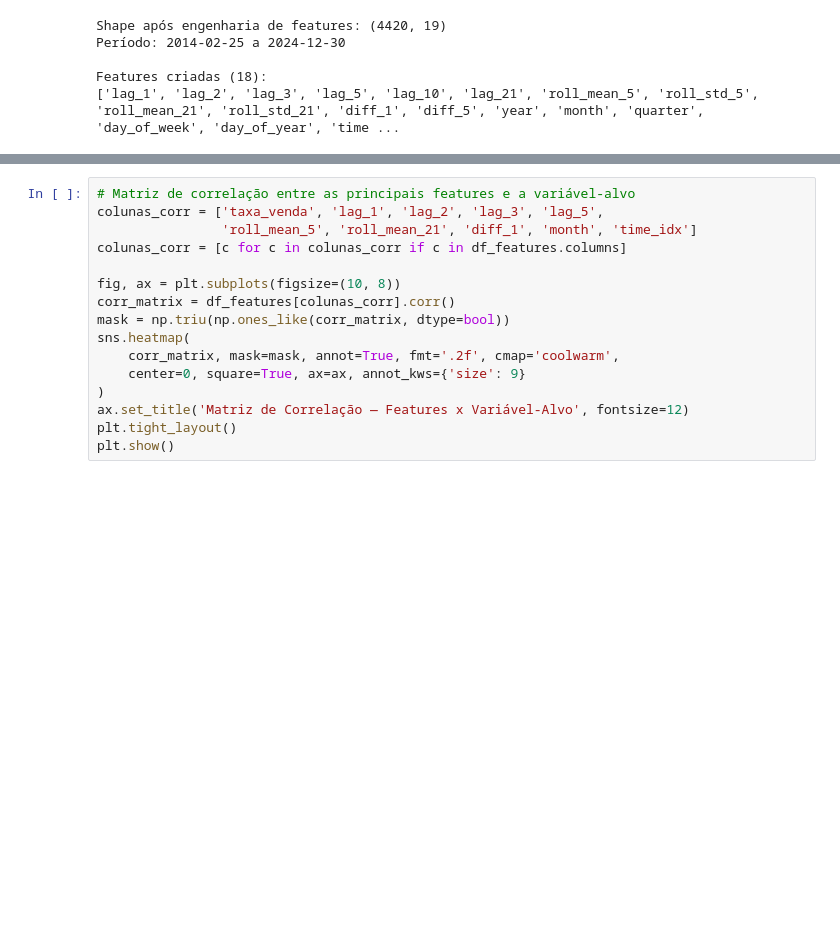
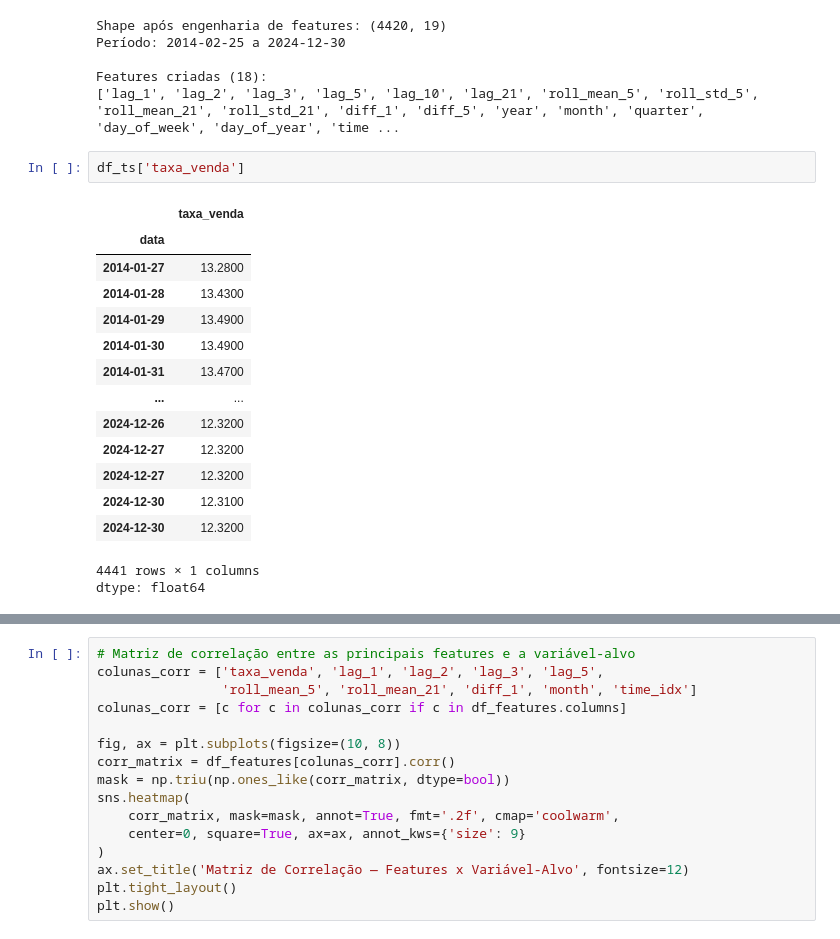
Before and after one commit to marciomocellin/machine-learning-tesouro-direto, a Jupyter notebook: MVP_Machine_Learning_Tesouro_Direto.ipynb, the cells around one changed output, grey strips where cells are left out. Saved outputs shown, nothing was run; the diff lists cells and outputs as text; blank space fills up the shorter version.

```diff
--- a/MVP_Machine_Learning_Tesouro_Direto.ipynb
+++ b/MVP_Machine_Learning_Tesouro_Direto.ipynb
@@ -590,3 +590,21 @@ Período: 2014-02-25 a 2024-12-30
 
 Features criadas (18):
 ['lag_1', 'lag_2', 'lag_3', 'lag_5', 'lag_10', 'lag_21', 'roll_mean_5', 'roll_std_5', 'roll_mean_21', 'roll_std_21', 'diff_1', 'diff_5', 'year', 'month', 'quarter', 'day_of_week', 'day_of_year', 'time ...
+# %%
+df_ts['taxa_venda']
+# %% [output]
+|  | taxa_venda |
+| data |  |
+| 2014-01-27 | 13.2800 |
+| 2014-01-28 | 13.4300 |
+| 2014-01-29 | 13.4900 |
+| 2014-01-30 | 13.4900 |
+| 2014-01-31 | 13.4700 |
+| ... | ... |
+| 2024-12-26 | 12.3200 |
+| 2024-12-27 | 12.3200 |
+| 2024-12-27 | 12.3200 |
+| 2024-12-30 | 12.3100 |
+| 2024-12-30 | 12.3200 |
+4441 rows × 1 columns
+dtype: float64
```
Also changed, not shown: parts of 3 cells of this notebook.
